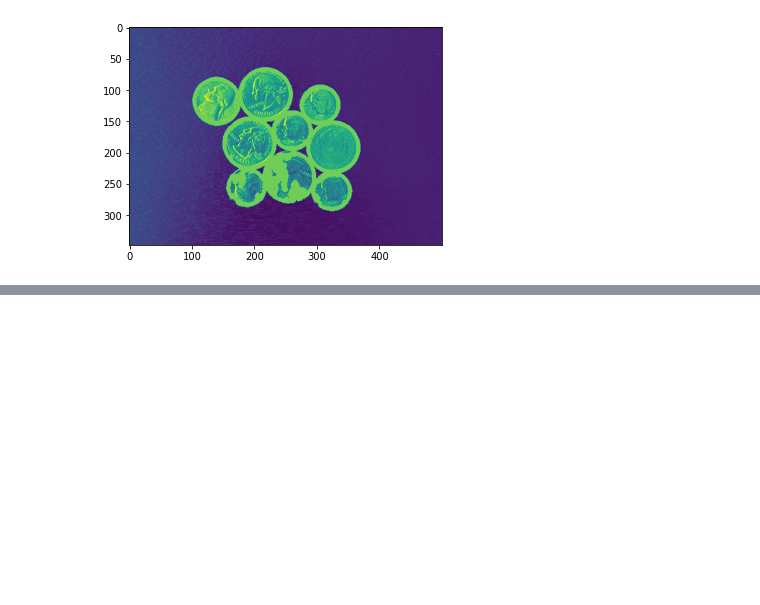
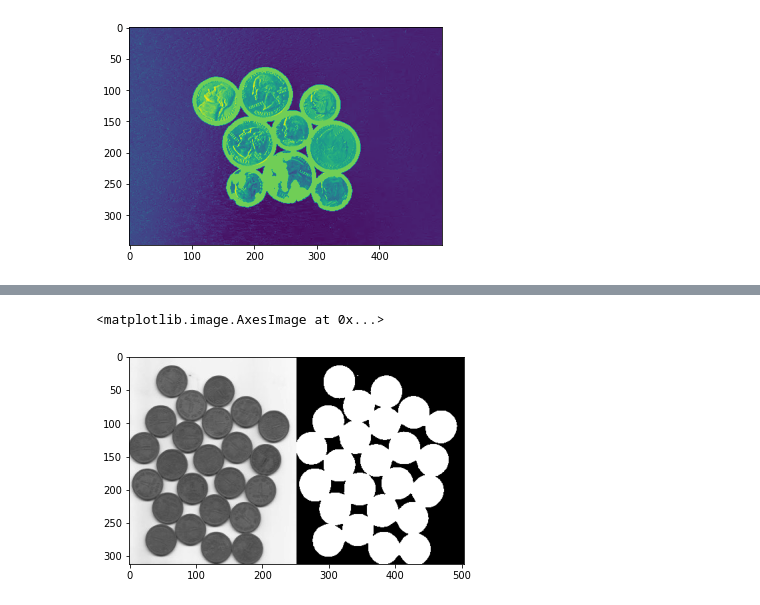
Before and after one commit to yuvaraj20102001/RECENT, a Jupyter notebook: CV BASICS/new.ipynb, the cells around one changed output, grey strips where cells are left out. Cells and saved outputs as stored; diff of their text form; code cells hidden in the pictures; blank space fills up the shorter version.

```diff
--- a/CV BASICS/new.ipynb
+++ b/CV BASICS/new.ipynb
@@ -61,0 +72,7 @@ plt.imshow(img)
+# %%
+gray = cv.cvtColor(img,cv.COLOR_BGR2GRAY)
+ret, thresh = cv.threshold(gray,0,255,cv.THRESH_BINARY_INV+cv.THRESH_OTSU)
+plt.imshow(np.hstack([gray,thresh]),cmap="gray")
+# %% [output]
+<matplotlib.image.AxesImage at 0x...>
+[figure, added]
```
Also changed, not shown: parts of 9 cells of this notebook, 32 other files.
